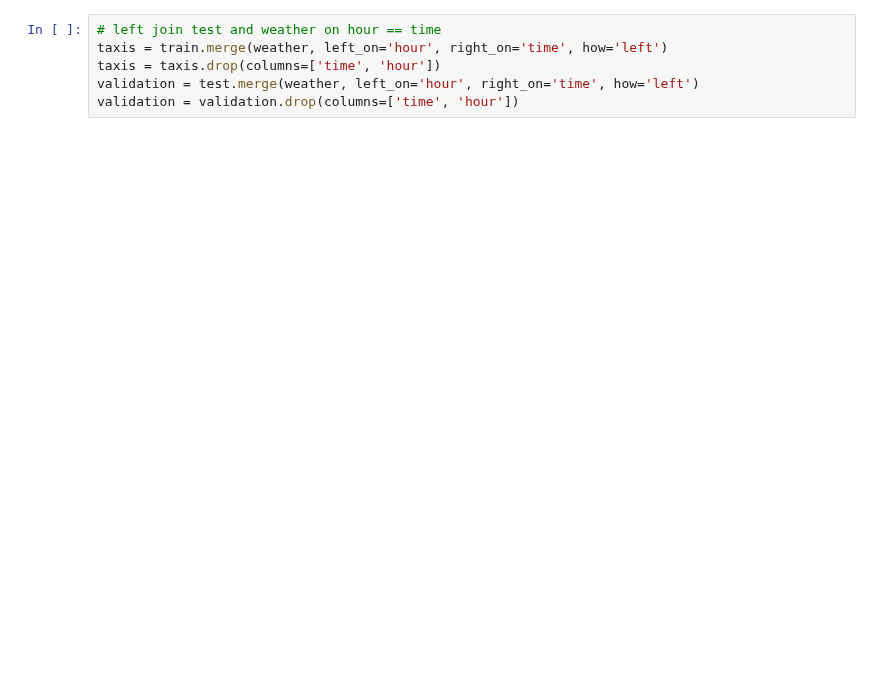
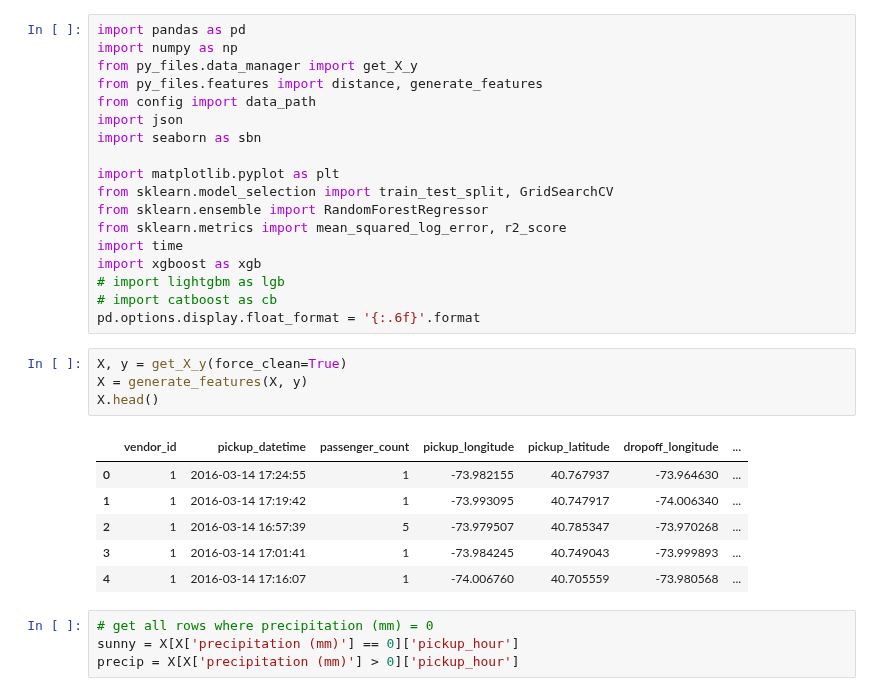
Before and after one commit to jeffxhansen/NYC_Taxi_Trip_Duration, a Jupyter notebook: dallin.ipynb, the cells around one changed output. Drawn from its saved outputs; the diff is of its cells as text; blank space fills up the shorter version.

```diff
--- a/dallin.ipynb
+++ b/dallin.ipynb
@@ -481,6 +1,33 @@ print(weather['time'].max())
-# %%
-# left join test and weather on hour == time
-taxis = train.merge(weather, left_on='hour', right_on='time', how='left')
-taxis = taxis.drop(columns=['time', 'hour'])
-validation = test.merge(weather, left_on='hour', right_on='time', how='left')
-validation = validation.drop(columns=['time', 'hour'])
+# %%
+import pandas as pd
+import numpy as np
+from py_files.data_manager import get_X_y
+from py_files.features import distance, generate_features
+from config import data_path
+import json
+import seaborn as sbn
+
+import matplotlib.pyplot as plt
+from sklearn.model_selection import train_test_split, GridSearchCV
+from sklearn.ensemble import RandomForestRegressor
+from sklearn.metrics import mean_squared_log_error, r2_score
+import time
+import xgboost as xgb
+# import lightgbm as lgb
+# import catboost as cb
+pd.options.display.float_format = '{:.6f}'.format
+# %%
+X, y = get_X_y(force_clean=True)
+X = generate_features(X, y)
+X.head()
+# %% [output]
+|  | vendor_id | pickup_datetime | passenger_count | pickup_longitude | pickup_latitude | dropoff_longitude | ... |
+| 0 | 1 | 2016-03-14 17:24:55 | 1 | -73.982155 | 40.767937 | -73.964630 | ... |
+| 1 | 1 | 2016-03-14 17:19:42 | 1 | -73.993095 | 40.747917 | -74.006340 | ... |
+| 2 | 1 | 2016-03-14 16:57:39 | 5 | -73.979507 | 40.785347 | -73.970268 | ... |
+| 3 | 1 | 2016-03-14 17:01:41 | 1 | -73.984245 | 40.749043 | -73.999893 | ... |
+| 4 | 1 | 2016-03-14 17:16:07 | 1 | -74.006760 | 40.705559 | -73.980568 | ... |
+# %%
+# get all rows where precipitation (mm) = 0
+sunny = X[X['precipitation (mm)'] == 0]['pickup_hour']
+precip = X[X['precipitation (mm)'] > 0]['pickup_hour']
```
Also changed, not shown: parts of 31 cells of this notebook, 2 other files.
